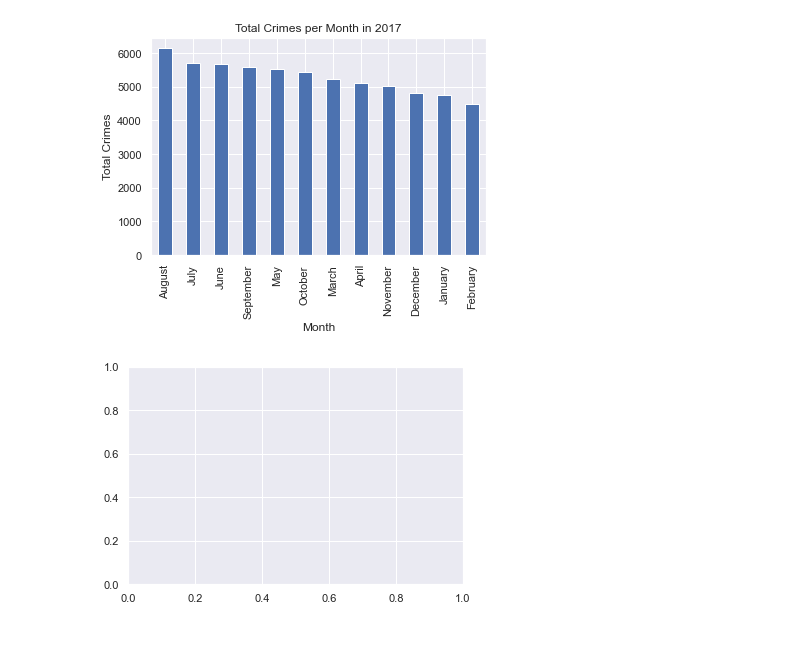
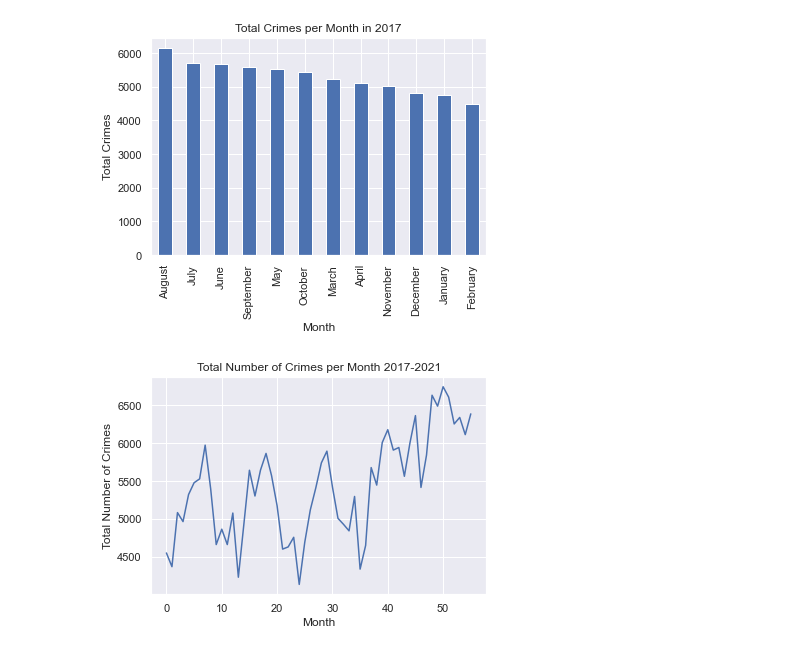
Before and after one commit to fifo1175/Data-Mining-Project, a Jupyter notebook: Denver Crime Data/Pandas_Scripts/yearly_analysis.ipynb, the cells around one changed output. Drawn from its saved outputs; the diff is of its cells as text; code cells hidden in the pictures.

Commit message:
final crime plots and scripts

```diff
--- a/Denver Crime Data/Pandas_Scripts/yearly_analysis.ipynb
+++ b/Denver Crime Data/Pandas_Scripts/yearly_analysis.ipynb
@@ -132,39 +132,42 @@ mar2020 = pd.read_excel("../2020/2020_March.xlsx")
 apr2020 = pd.read_excel("../2020/2020_April.xlsx")
 may2020 = pd.read_excel("../2020/2020_May.xlsx")
 jun2020 = pd.read_excel("../2020/2020_June.xlsx")
 jul2020 = pd.read_excel("../2020/2020_July.xlsx")
 aug2020 = pd.read_excel("../2020/2020_August.xlsx")
 sep2020 = pd.read_excel("../2020/2020_September.xlsx")
 oct2020 = pd.read_excel("../2020/2020_October.xlsx")
 nov2020 = pd.read_excel("../2020/2020_November.xlsx")
 dec2020 = pd.read_excel("../2020/2020_December.xlsx")
 # import each month's data into a dataframe - 2021
 jan2021 = pd.read_excel("../2021/2021_January.xlsx")
 feb2021 = pd.read_excel("../2021/2021_February.xlsx")
 mar2021 = pd.read_excel("../2021/2021_March.xlsx")
 apr2021 = pd.read_excel("../2021/2021_April.xlsx")
 may2021 = pd.read_excel("../2021/2021_May.xlsx")
 jun2021 = pd.read_excel("../2021/2021_June.xlsx")
 jul2021 = pd.read_excel("../2021/2021_July.xlsx")
 aug2021 = pd.read_excel("../2021/2021_August.xlsx")
 sep2021 = pd.read_excel("../2021/2021_September.xlsx")
 oct2021 = pd.read_excel("../2021/2021_October.xlsx")
 nov2021 = pd.read_excel("../2021/2021_November.xlsx")
 dec2021 = pd.read_excel("../2021/2021_December.xlsx")
 
 # list of all the dataframes called months
 months = [jan2017, feb2017, mar2017, apr2017, may2017, jun2017, jul2017, aug2017, sep2017, oct2017, nov2017, dec2017, jan2018, feb2018, mar2018, apr2018, may2018, jun2018, jul2018, aug2018, sep2018, oct2018, nov2018, dec2018, jan2019, feb2019, mar2019, apr2019, may2019, jun2019, jul2019, aug2019, sep2019, oct2019, nov2019, dec2019, jan2020, feb2020, mar2020, apr2020, may2020, jun2020, jul2020, aug2020, sep2020, oct2020, nov2020, dec2020, jan2021, feb2021, mar2021, apr2021, may2021, jun2021, jul2021, aug2021, sep2021, oct2021, nov2021, dec2021]
-# number of rows in each dataframe, made into a list
-num_rows = [len(months[i]) for i in range(len(months))]
+# for every month in the list of months, find the total number of rows and append to list
+total_rows = []
+for month in months:
+    total_rows.append(len(month))
+
+# remove elements from total_rows list that are 0
+total_rows = [x for x in total_rows if x != 0]
 
 
-# line graph of total crimes per month from 2017-2021
-plt.plot(months, num_rows)
-plt.title("Total Crimes per Month from 2017-2021")
+# line graph of total number of rows per month
+plt.plot(total_rows)
+plt.title("Total Number of Crimes per Month 2017-2021")
 plt.xlabel("Month")
-plt.ylabel("Number of Crimes")
+plt.ylabel("Total Number of Crimes")
 plt.show()
-
-# not working right now
 # %% [output]
-[figure, old version]
+[figure, new version]
```
Also changed, not shown: parts of 2 cells of this notebook, 7 other files.
